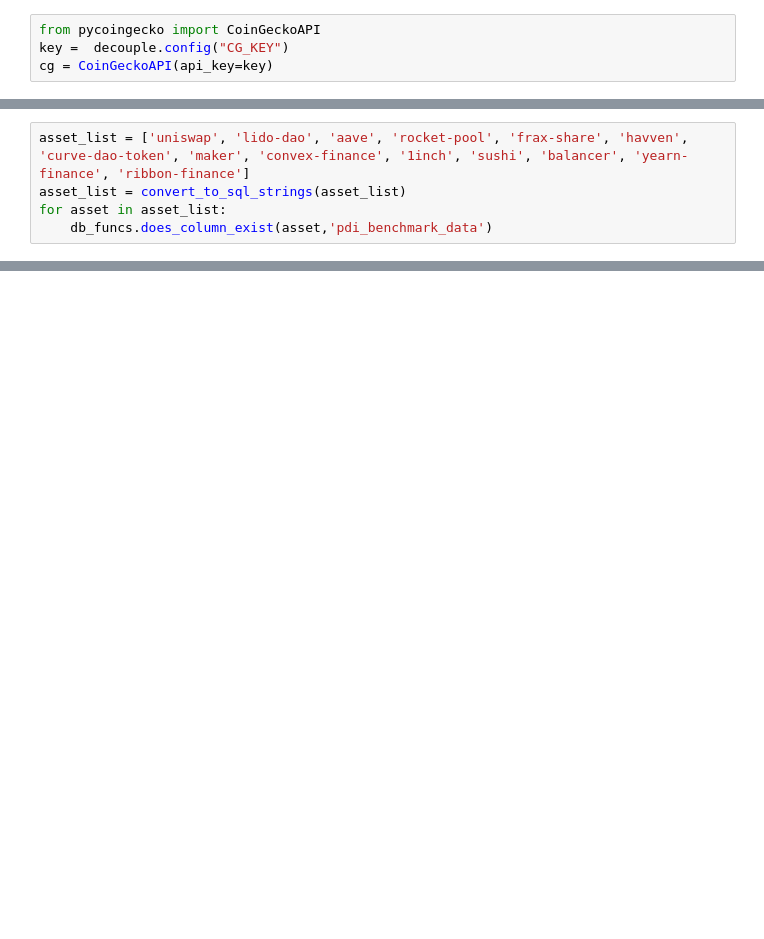
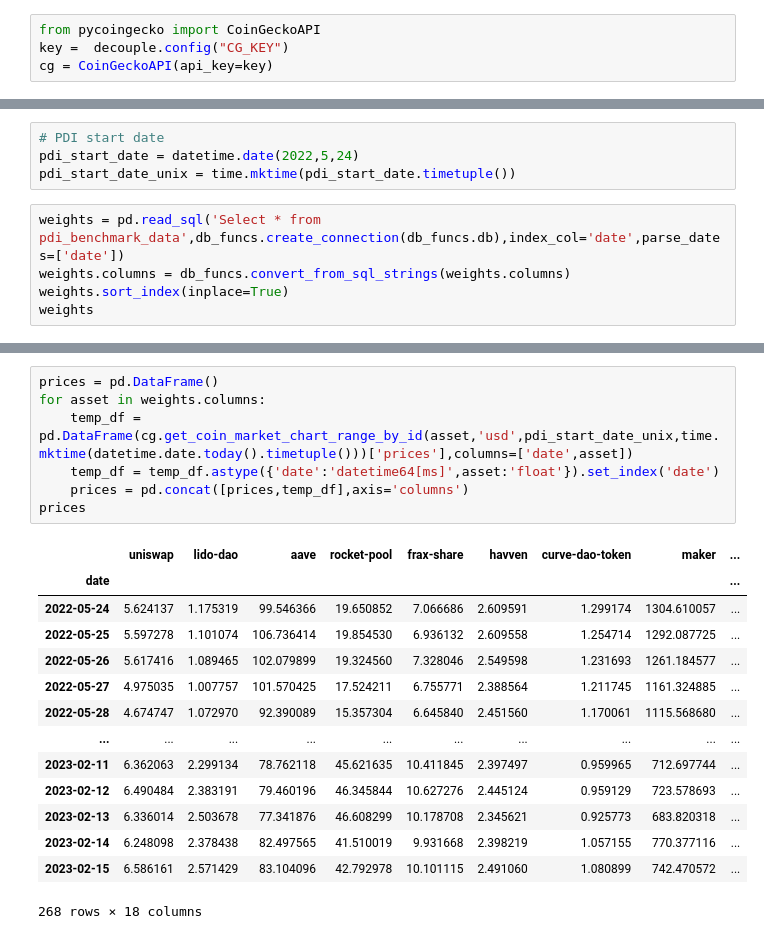
Before and after one commit to Phuture-Finance/rebalancing-data, a Jupyter notebook: PDI/pdi_benchmark.ipynb, the cells around one changed output, grey strips where cells are left out. Saved outputs shown, nothing was run; the diff lists cells and outputs as text; blank space fills up the shorter version.

Commit message:
Finalise pdi benchmarking

```diff
--- a/PDI/pdi_benchmark.ipynb
+++ b/PDI/pdi_benchmark.ipynb
@@ -37,5 +15,0 @@ def convert_from_sql_strings(string_list):
-# %%
-asset_list = ['uniswap', 'lido-dao', 'aave', 'rocket-pool', 'frax-share', 'havven', 'curve-dao-token', 'maker', 'convex-finance', '1inch', 'sushi', 'balancer', 'yearn-finance', 'ribbon-finance']
-asset_list = convert_to_sql_strings(asset_list)
-for asset in asset_list:
-    db_funcs.does_column_exist(asset,'pdi_benchmark_data')
@@ -45,0 +16,9 @@ db_funcs.drop_column('haaven','pdi_benchmark_data')
+# %%
+# PDI start date
+pdi_start_date = datetime.date(2022,5,24)
+pdi_start_date_unix = time.mktime(pdi_start_date.timetuple())
+# %%
+weights = pd.read_sql('Select * from pdi_benchmark_data',db_funcs.create_connection(db_funcs.db),index_col='date',parse_dates=['date'])
+weights.columns = db_funcs.convert_from_sql_strings(weights.columns)
+weights.sort_index(inplace=True)
+weights
@@ -45,0 +38,22 @@ db_funcs.drop_column('haaven','pdi_benchmark_data')
+# %%
+prices = pd.DataFrame()
+for asset in weights.columns:
+    temp_df = pd.DataFrame(cg.get_coin_market_chart_range_by_id(asset,'usd',pdi_start_date_unix,time.mktime(datetime.date.today().timetuple()))['prices'],columns=['date',asset])
+    temp_df = temp_df.astype({'date':'datetime64[ms]',asset:'float'}).set_index('date')
+    prices = pd.concat([prices,temp_df],axis='columns')
+prices
+# %% [output]
+|  | uniswap | lido-dao | aave | rocket-pool | frax-share | havven | curve-dao-token | maker | ... |
+| date |  |  |  |  |  |  |  |  | ... |
+| 2022-05-24 | 5.624137 | 1.175319 | 99.546366 | 19.650852 | 7.066686 | 2.609591 | 1.299174 | 1304.610057 | ... |
+| 2022-05-25 | 5.597278 | 1.101074 | 106.736414 | 19.854530 | 6.936132 | 2.609558 | 1.254714 | 1292.087725 | ... |
+| 2022-05-26 | 5.617416 | 1.089465 | 102.079899 | 19.324560 | 7.328046 | 2.549598 | 1.231693 | 1261.184577 | ... |
+| 2022-05-27 | 4.975035 | 1.007757 | 101.570425 | 17.524211 | 6.755771 | 2.388564 | 1.211745 | 1161.324885 | ... |
+| 2022-05-28 | 4.674747 | 1.072970 | 92.390089 | 15.357304 | 6.645840 | 2.451560 | 1.170061 | 1115.568680 | ... |
+| ... | ... | ... | ... | ... | ... | ... | ... | ... | ... |
+| 2023-02-11 | 6.362063 | 2.299134 | 78.762118 | 45.621635 | 10.411845 | 2.397497 | 0.959965 | 712.697744 | ... |
+| 2023-02-12 | 6.490484 | 2.383191 | 79.460196 | 46.345844 | 10.627276 | 2.445124 | 0.959129 | 723.578693 | ... |
+| 2023-02-13 | 6.336014 | 2.503678 | 77.341876 | 46.608299 | 10.178708 | 2.345621 | 0.925773 | 683.820318 | ... |
+| 2023-02-14 | 6.248098 | 2.378438 | 82.497565 | 41.510019 | 9.931668 | 2.398219 | 1.057155 | 770.377116 | ... |
+| 2023-02-15 | 6.586161 | 2.571429 | 83.104096 | 42.792978 | 10.101115 | 2.491060 | 1.080899 | 742.470572 | ... |
+268 rows × 18 columns
```
Also changed, not shown: parts of 7 cells of this notebook, 1 other file.
